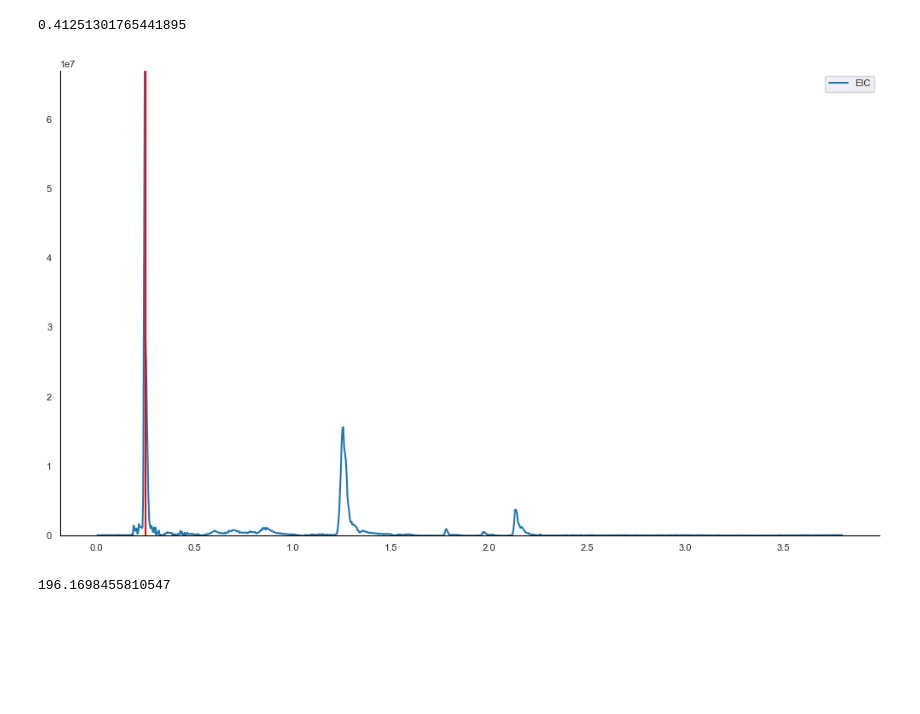
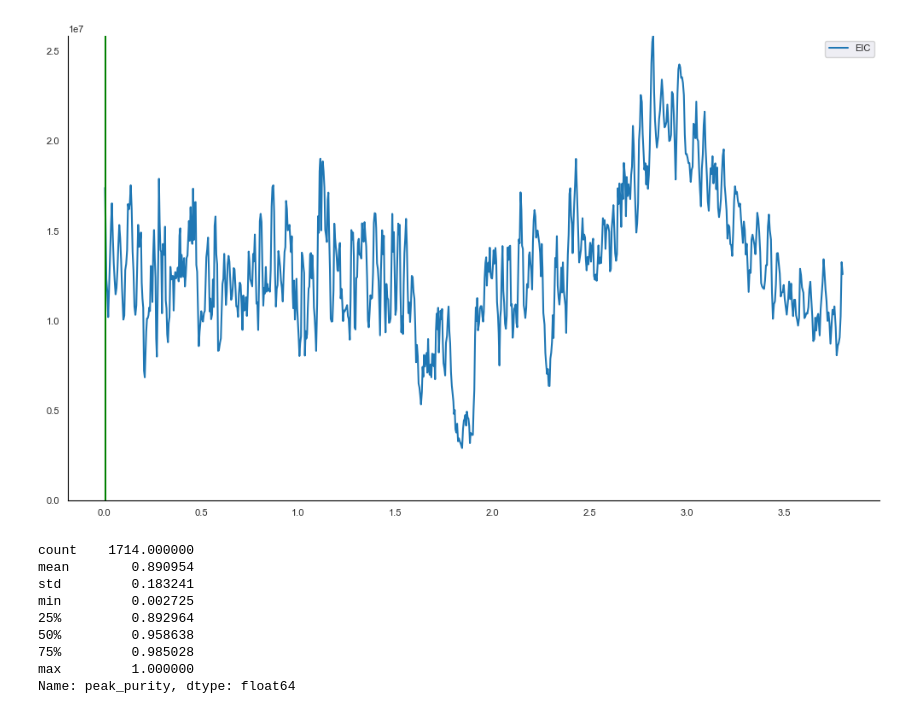
Before and after one commit to FanzhouKong/lead_finder, a Jupyter notebook: gut_microbio.ipynb, the cells around one changed output. Drawn from its saved outputs; the diff is of its cells as text; code cells hidden in the pictures; blank space fills up the shorter version.

```diff
--- a/gut_microbio.ipynb
+++ b/gut_microbio.ipynb
@@ -200,0 +222,11 @@ EIC(rt_list, intensity_list_old)
+# %%
+pmz = seed_ms2['ms1_pmz']
+intensity_list = ff.flash_eic(pmz, mass_sorted, intensity_sorted, index_sorted)
+n_neighbor = 2
+intensity_list_smoothed = ff.moving_average(intensity_list, n_neighbor=n_neighbor)
+baseline = pybaselines.smooth.snip(
+    intensity_list_smoothed, max_half_window=30, decreasing=True, smooth_half_window = 5
+)[0]
+baseline = [0 if x <0 else x for x in baseline]
+peak_list = ff.get_peaks(intensity_list_smoothed)
+target_peak_idx = ff.find_most_close(peak_list, rt_list, seed_ms2['ms1_rt'], return_index=True)
@@ -256,2 +241,0 @@ intensity_sorted[19]
-# %%
-rt_list=ms1['rt']
@@ -304,9 +241,0 @@ quick_search_values(features_all, 'precursor_mz', pmz-0.05, pmz+0.05)
-# %%
-start = time.time()
-rt_list, intensity_list = get_EIC_list(ms1, pmz, 0.05)
-end = time.time()
-EIC(rt_list, intensity_list,
-    # vlines_location_1=[0.212313],
-    vlines_location_2=[1.52, 1.62],
-    rt_start=1.4, rt_end=1.7
-    )
@@ -315,14 +241,0 @@ EIC(rt_list, intensity_list,
-# %%
-start = time.time()
-rt_list, intensity_list = get_EIC_list(ms1, pmz, 0.05)
-end = time.time()
-print(end-start)
-# %% [output]
-0.41251301765441895
-# %%
-EIC(rt_list, intensity_list,
-    vlines_location_1=[0.2506],
-    # rt_start=0.3, rt_end=0.5
-    )
-# %% [output]
-[figure, removed]
@@ -338,4 +242,16 @@ for index, row in ms1.iterrows():
-# %%
-mass[521]
-# %% [output]
-196.1698455810547
+# %%
+ff.EIC(rt_list, intensity_list_smoothed, vlines_location_2=[0.006649])
+# %% [output]
+[figure, added]
+# %%
+ms2['peak_purity'].describe()
+# %% [output]
+count    1714.000000
+mean        0.890954
+std         0.183241
+min         0.002725
+25%         0.892964
+50%         0.958638
+75%         0.985028
+max         1.000000
+Name: peak_purity, dtype: float64
```
Also changed, not shown: parts of 80 cells of this notebook, 23 other files.
